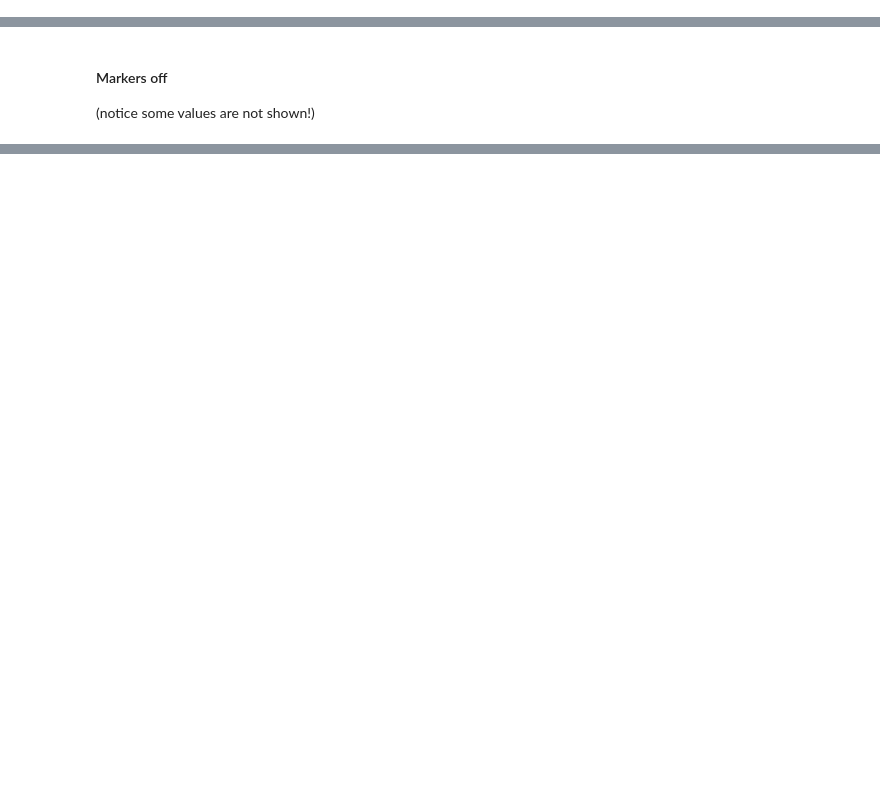
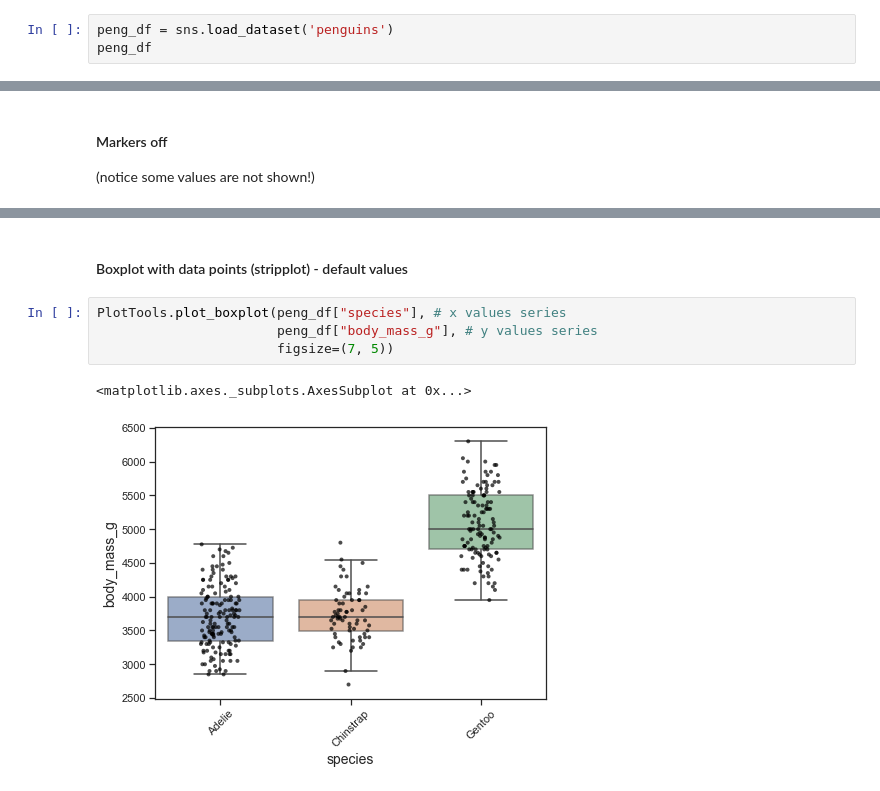
Before and after one commit to liel-cohen/LielTools, a Jupyter notebook: plots_examp.ipynb, the cells around one changed output, grey strips where cells are left out. Saved outputs shown, nothing was run; the diff lists cells and outputs as text; blank space fills up the shorter version.

Commit message:
PlotTools Updates

```diff
--- a/plots_examp.ipynb
+++ b/plots_examp.ipynb
@@ -44,0 +62,3 @@ iris_df
+# %%
+peng_df = sns.load_dataset('penguins')
+peng_df
@@ -133,0 +178,9 @@ ax = PlotTools.parallele_coordinates_plot(iris_df, class_column='species', cmap=
+# %% [markdown]
+#### Boxplot with data points (stripplot) - default values
+# %%
+PlotTools.plot_boxplot(peng_df["species"], # x values series
+                       peng_df["body_mass_g"], # y values series
+                       figsize=(7, 5))
+# %% [output]
+<matplotlib.axes._subplots.AxesSubplot at 0x...>
+[figure, added]
```
Also changed, not shown: parts of 18 cells of this notebook, 2 other files.
